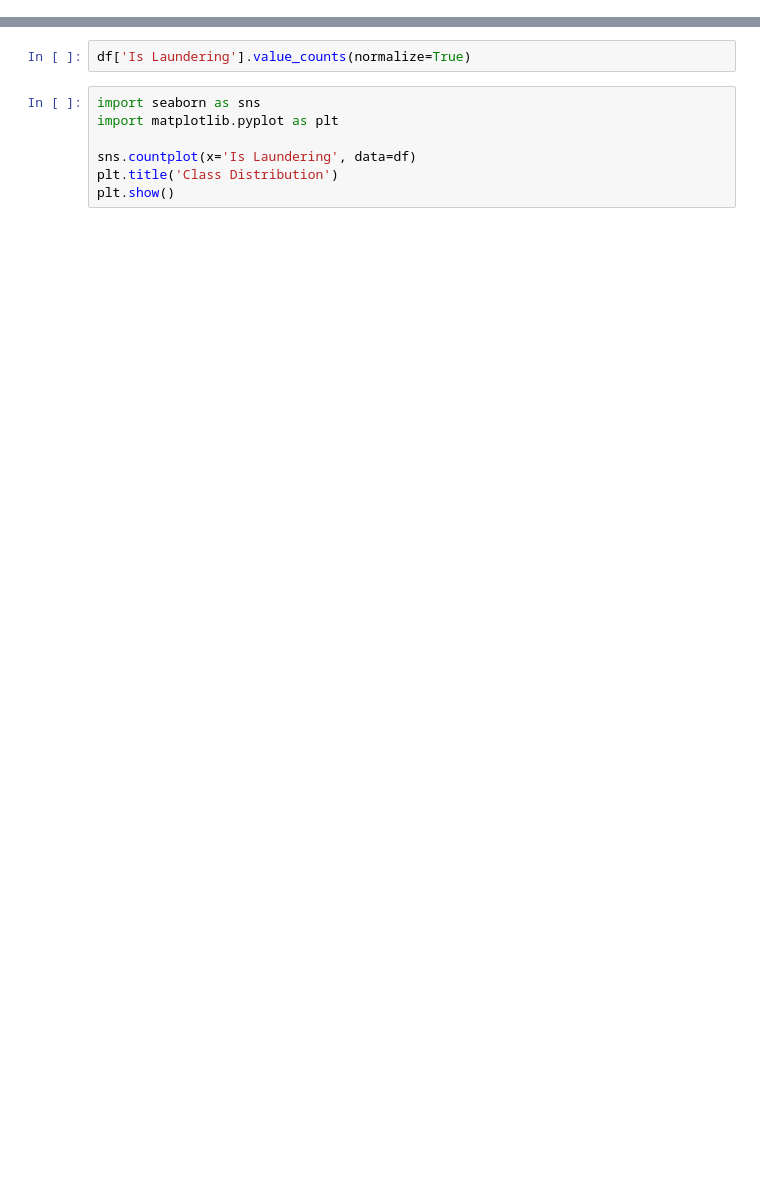
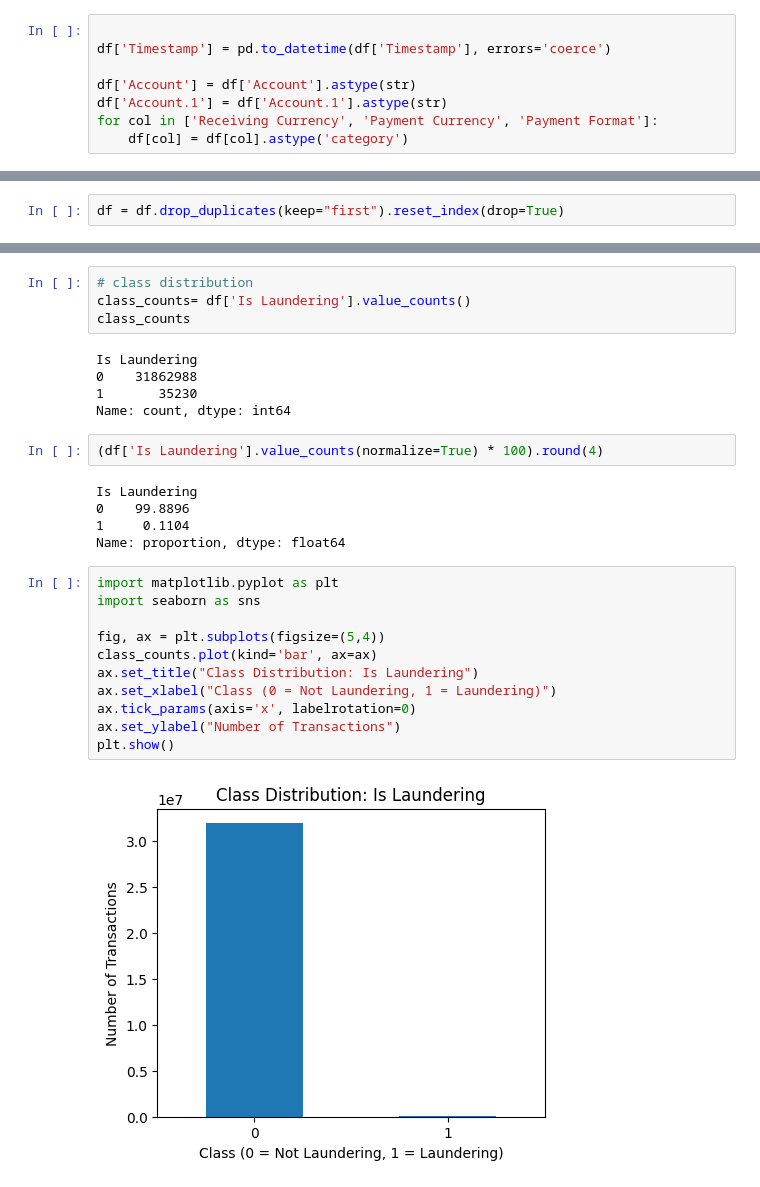
Before and after one commit to DelphinKdl/CUA-MDA-Capstone-BaaS-Risk-Monitoring, a Jupyter notebook: notebooks/01_eda.ipynb, the cells around one changed output, grey strips where cells are left out. Drawn from its saved outputs; the diff is of its cells as text; blank space fills up the shorter version.

```diff
--- a/notebooks/01_eda.ipynb
+++ b/notebooks/01_eda.ipynb
@@ -59 +90,9 @@ memory usage: 14.7+ GB
+# %%
+
+df['Timestamp'] = pd.to_datetime(df['Timestamp'], errors='coerce')
+
+df['Account'] = df['Account'].astype(str)
+df['Account.1'] = df['Account.1'].astype(str)
+for col in ['Receiving Currency', 'Payment Currency', 'Payment Format']:
+    df[col] = df[col].astype('category')
 # %%
@@ -65,0 +178,2 @@ Index(['Timestamp', 'From Bank', 'Account', 'To Bank', 'Account.1',
+# %%
+df = df.drop_duplicates(keep="first").reset_index(drop=True)
@@ -66,9 +224,29 @@ Index(['Timestamp', 'From Bank', 'Account', 'To Bank', 'Account.1',
+# %%
+# class distribution
+class_counts= df['Is Laundering'].value_counts()
+class_counts
+# %% [output]
+Is Laundering
+0    31862988
+1       35230
+Name: count, dtype: int64
 # %%
-df['Is Laundering'].value_counts(normalize=True)
+(df['Is Laundering'].value_counts(normalize=True) * 100).round(4)
+# %% [output]
+Is Laundering
+0    99.8896
+1     0.1104
+Name: proportion, dtype: float64
-# %%
-import seaborn as sns
-import matplotlib.pyplot as plt
-
-sns.countplot(x='Is Laundering', data=df)
-plt.title('Class Distribution')
-plt.show()
+# %%
+import matplotlib.pyplot as plt
+import seaborn as sns
+
+fig, ax = plt.subplots(figsize=(5,4))
+class_counts.plot(kind='bar', ax=ax)
+ax.set_title("Class Distribution: Is Laundering")
+ax.set_xlabel("Class (0 = Not Laundering, 1 = Laundering)")
+ax.tick_params(axis='x', labelrotation=0)
+ax.set_ylabel("Number of Transactions")
+plt.show()
+# %% [output]
+[figure, added]
```
Also changed, not shown: parts of 25 cells of this notebook.
